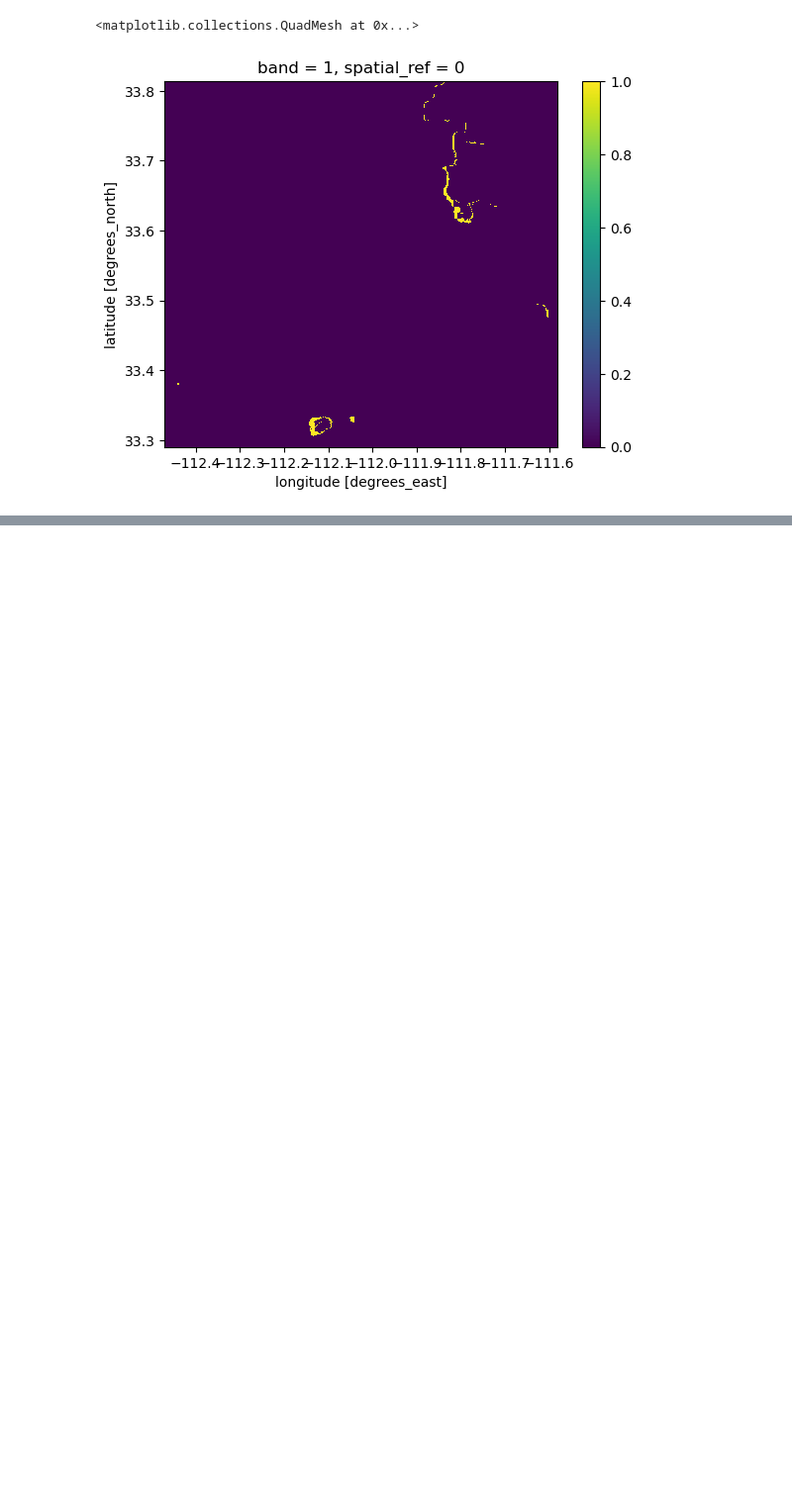
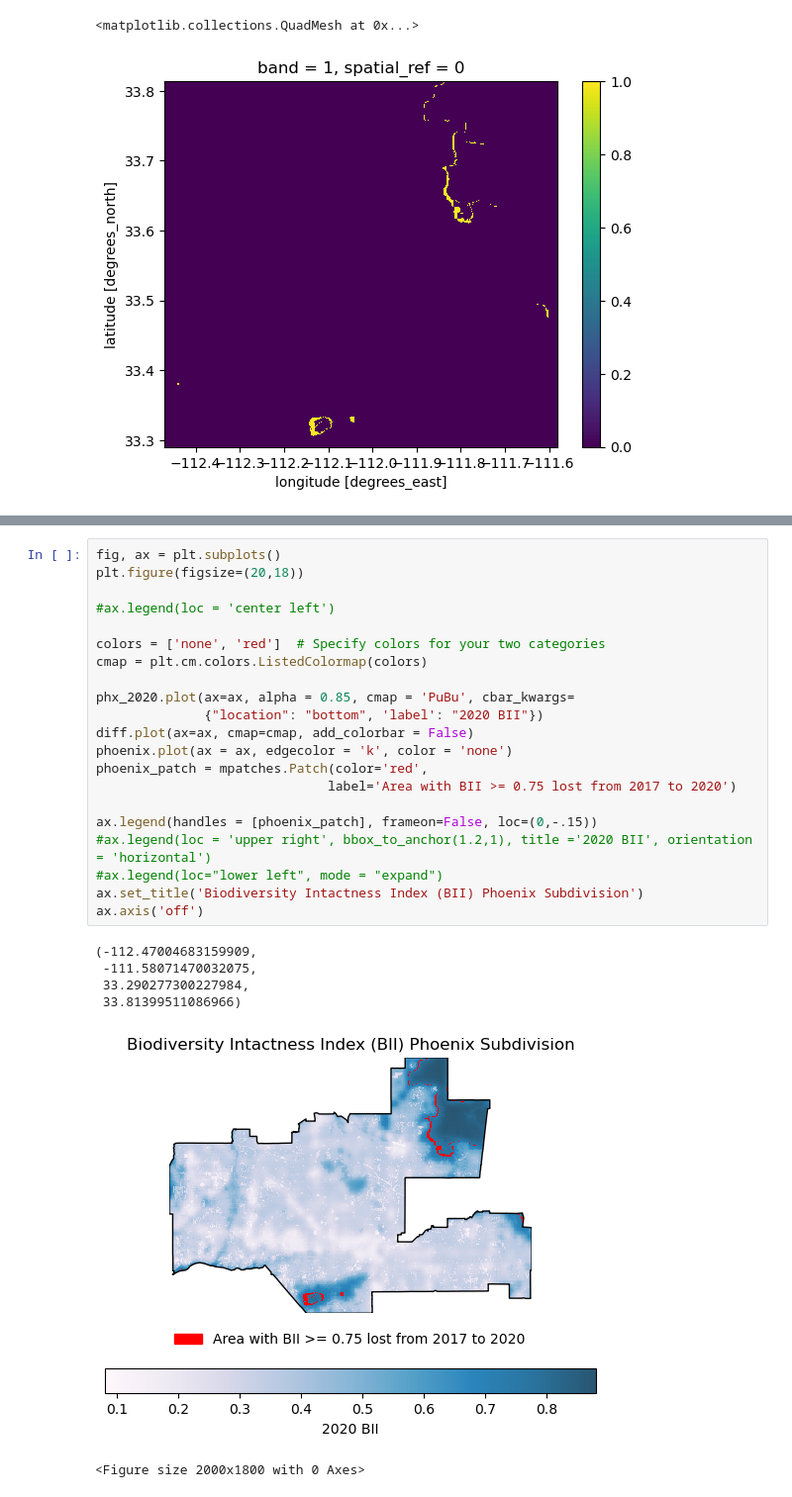
Before and after one commit to mariamkg00/eds-220-bii-phoenix, a Jupyter notebook: biodiversity-phoenix.ipynb, the cells around one changed output, grey strips where cells are left out. Shown at 99% size. Drawn from its saved outputs; the diff is of its cells as text; blank space fills up the shorter version.

```diff
--- a/biodiversity-phoenix.ipynb
+++ b/biodiversity-phoenix.ipynb
@@ -315,0 +368,28 @@ diff.plot()
+# %%
+fig, ax = plt.subplots()
+plt.figure(figsize=(20,18))
+
+#ax.legend(loc = 'center left')
+
+colors = ['none', 'red']  # Specify colors for your two categories
+cmap = plt.cm.colors.ListedColormap(colors)
+
+phx_2020.plot(ax=ax, alpha = 0.85, cmap = 'PuBu', cbar_kwargs=
+              {"location": "bottom", 'label': "2020 BII"})
+diff.plot(ax=ax, cmap=cmap, add_colorbar = False)
+phoenix.plot(ax = ax, edgecolor = 'k', color = 'none')
+phoenix_patch = mpatches.Patch(color='red',
+                              label='Area with BII >= 0.75 lost from 2017 to 2020')
+
+ax.legend(handles = [phoenix_patch], frameon=False, loc=(0,-.15))
+#ax.legend(loc = 'upper right', bbox_to_anchor(1.2,1), title ='2020 BII', orientation = 'horizontal')
+#ax.legend(loc="lower left", mode = "expand")
+ax.set_title('Biodiversity Intactness Index (BII) Phoenix Subdivision')
+ax.axis('off')
+# %% [output]
+(-112.47004683159909,
+ -111.58071470032075,
+ 33.290277300227984,
+ 33.81399511086966)
+[figure, added]
+<Figure size 2000x1800 with 0 Axes>
```
Also changed, not shown: parts of 10 cells of this notebook.
